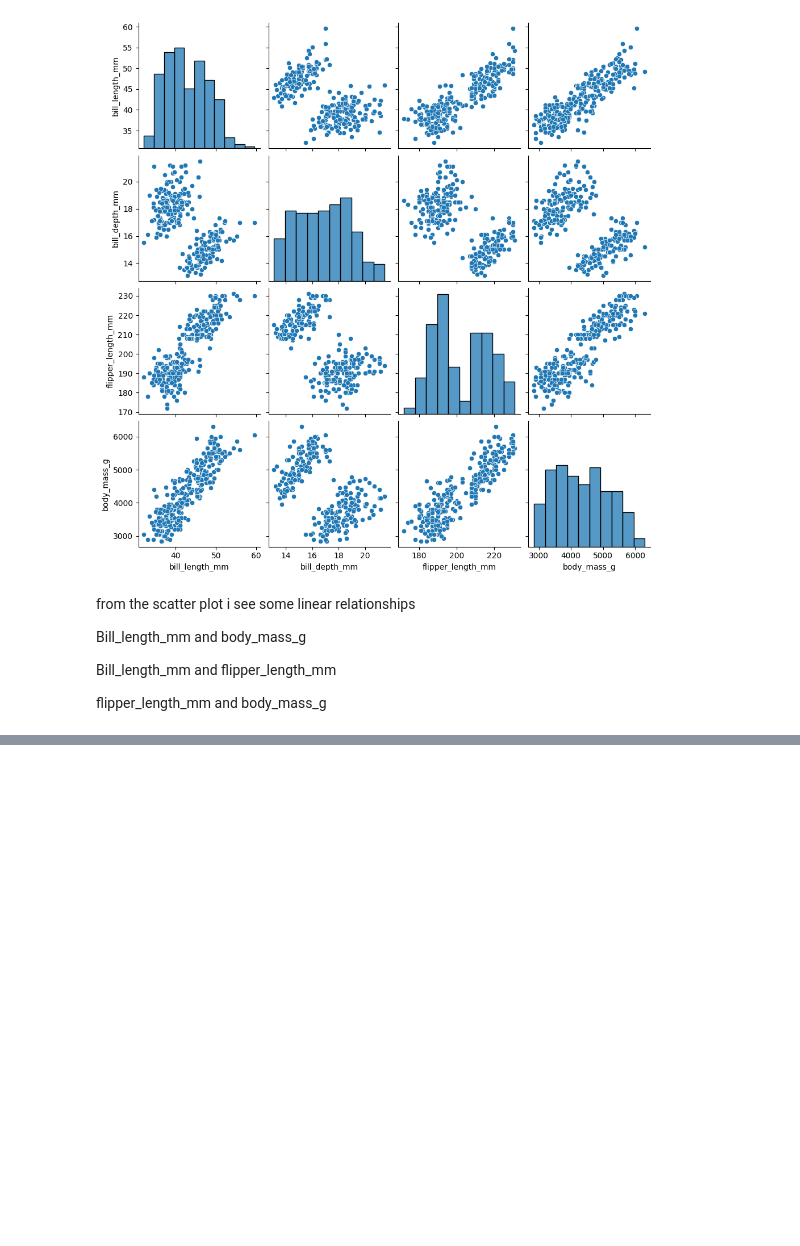
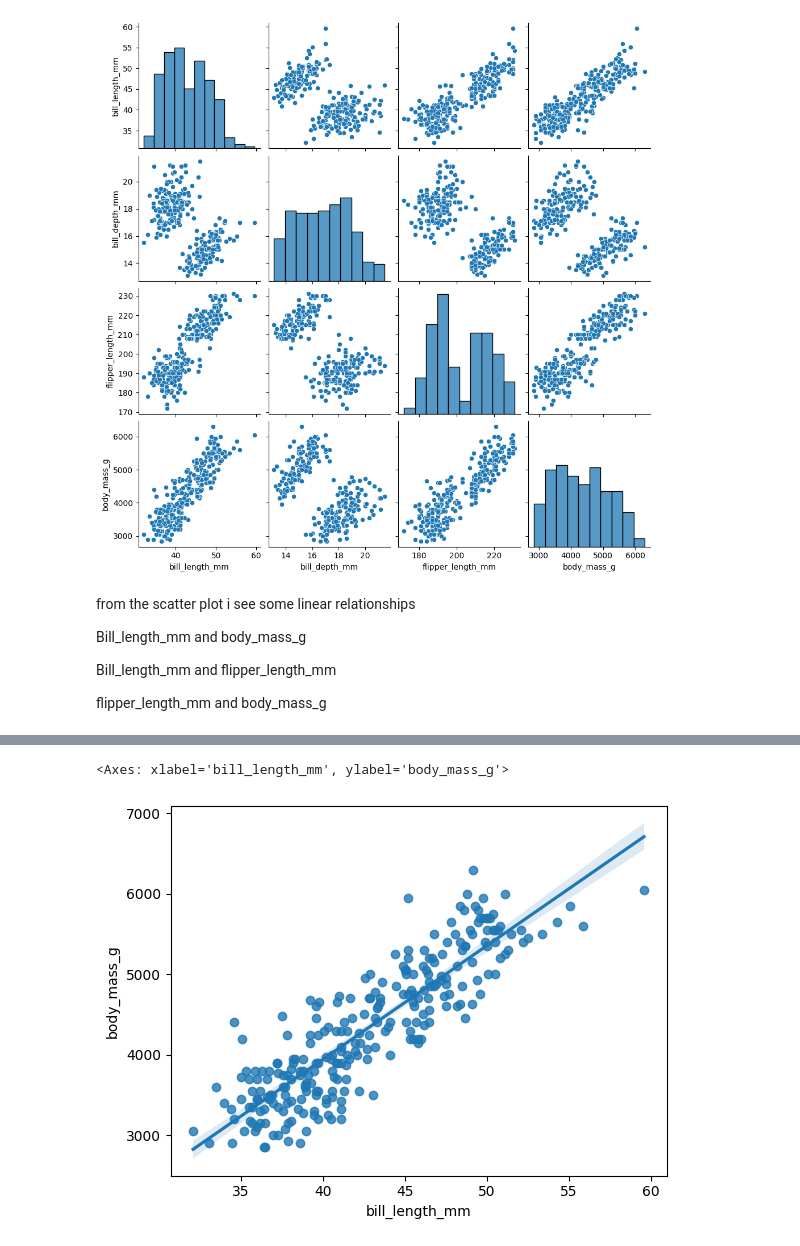
Before and after one commit to PrincelyKitilya/Linear-Regression-assumptions-tests, a Jupyter notebook: linear_reg_assumptions.ipynb, the cells around one changed output, grey strips where cells are left out. Cells and saved outputs as stored; diff of their text form; code cells hidden in the pictures; blank space fills up the shorter version.

Commit message:
constructed a model using the statsmodel library, visualized the model using seaborn

```diff
--- a/linear_reg_assumptions.ipynb
+++ b/linear_reg_assumptions.ipynb
@@ -78,0 +83,5 @@ flipper_length_mm and body_mass_g
+# %%
+# Isolating the variables of interest that i want to use for the simple linear regression model
+# data_frame[["nameOfColumnOfInterest", "nameOfColumnOfInterest"]]
+#Subset data
+ols_data = penguins_final[["bill_length_mm", "body_mass_g"]]
@@ -78,0 +133,8 @@ flipper_length_mm and body_mass_g
+# %%
+# Usin regplot() function from seaborn to visualize the regression line
+# takes 3 arguments 1. x ,2. y ,3. ols_data
+
+sns.regplot(x = "bill_length_mm", y = "body_mass_g", data = ols_data)
+# %% [output]
+<Axes: xlabel='bill_length_mm', ylabel='body_mass_g'>
+[figure, added]
```
Also changed, not shown: parts of 8 cells of this notebook.
